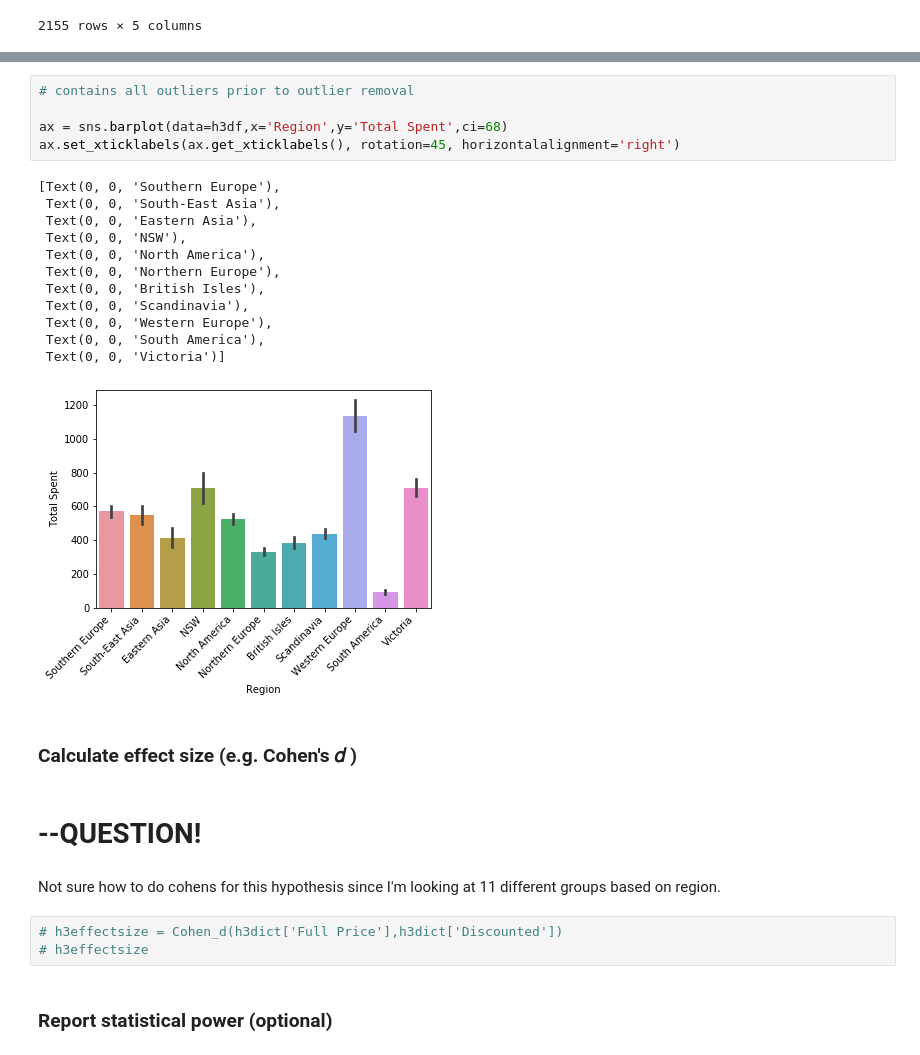
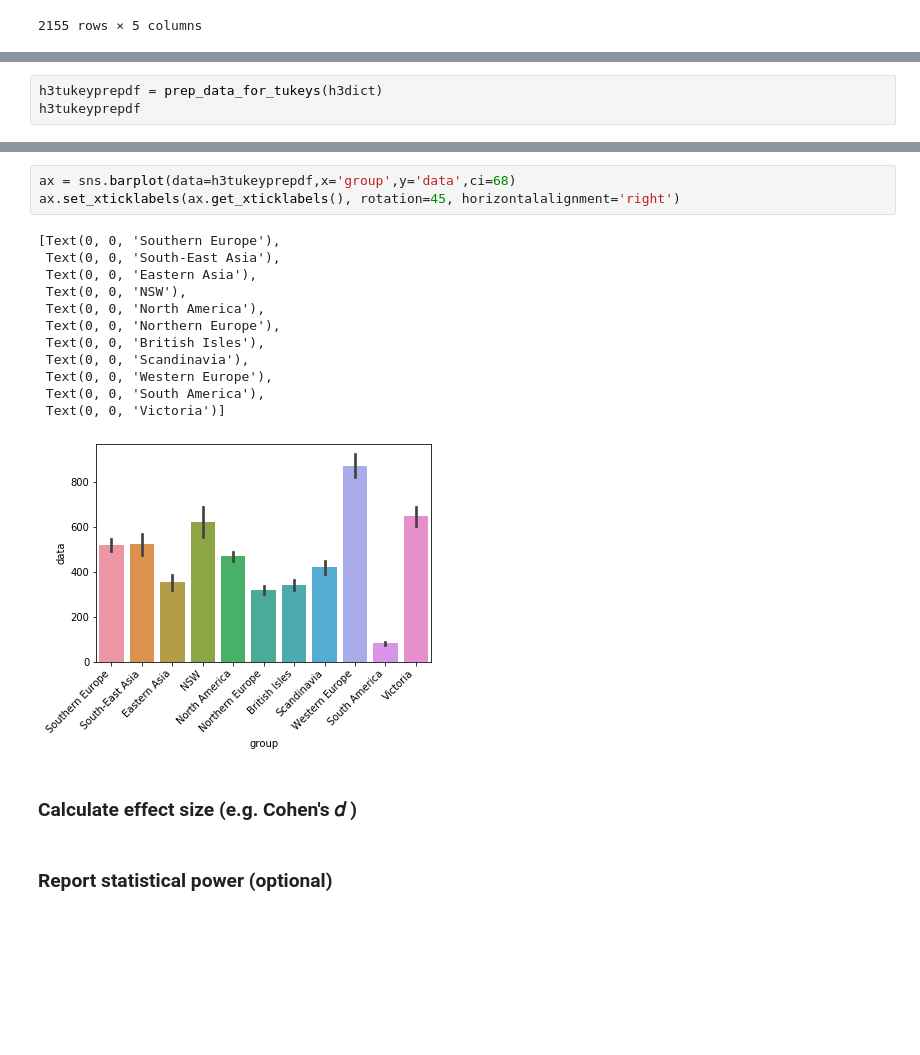
Before and after one commit to alexanderjohnny/hypothesis_testing_workflow_python, a Jupyter notebook: ALEX_BEAT_student.ipynb, the cells around one changed output, grey strips where cells are left out. Drawn from its saved outputs; the diff is of its cells as text; blank space fills up the shorter version.

```diff
--- a/ALEX_BEAT_student.ipynb
+++ b/ALEX_BEAT_student.ipynb
@@ -1253,0 +1242,3 @@ Multiple Comparison of Means - Tukey HSD, FWER=0.05
+# %%
+h3tukeyprepdf = prep_data_for_tukeys(h3dict)
+h3tukeyprepdf
@@ -1295,29 +1330,20 @@ df.loc[df['reject']==True]
 # %%
-# contains all outliers prior to outlier removal
-
-ax = sns.barplot(data=h3df,x='Region',y='Total Spent',ci=68)
+ax = sns.barplot(data=h3tukeyprepdf,x='group',y='data',ci=68)
 ax.set_xticklabels(ax.get_xticklabels(), rotation=45, horizontalalignment='right')
 # %% [output]
 [Text(0, 0, 'Southern Europe'),
  Text(0, 0, 'South-East Asia'),
  Text(0, 0, 'Eastern Asia'),
  Text(0, 0, 'NSW'),
  Text(0, 0, 'North America'),
  Text(0, 0, 'Northern Europe'),
  Text(0, 0, 'British Isles'),
  Text(0, 0, 'Scandinavia'),
  Text(0, 0, 'Western Europe'),
  Text(0, 0, 'South America'),
  Text(0, 0, 'Victoria')]
-[figure, old version]
+[figure, new version]
 # %% [markdown]
 ### Calculate effect size (e.g. Cohen's  𝑑 )
-# %% [markdown]
-# --QUESTION!
-# %% [markdown]
-Not sure how to do cohens for this hypothesis since I'm looking at 11 different groups based on region.
-# %%
-# h3effectsize = Cohen_d(h3dict['Full Price'],h3dict['Discounted'])
-# h3effectsize
 # %% [markdown]
 ### Report statistical power (optional)
```
Also changed, not shown: parts of 59 cells of this notebook.
